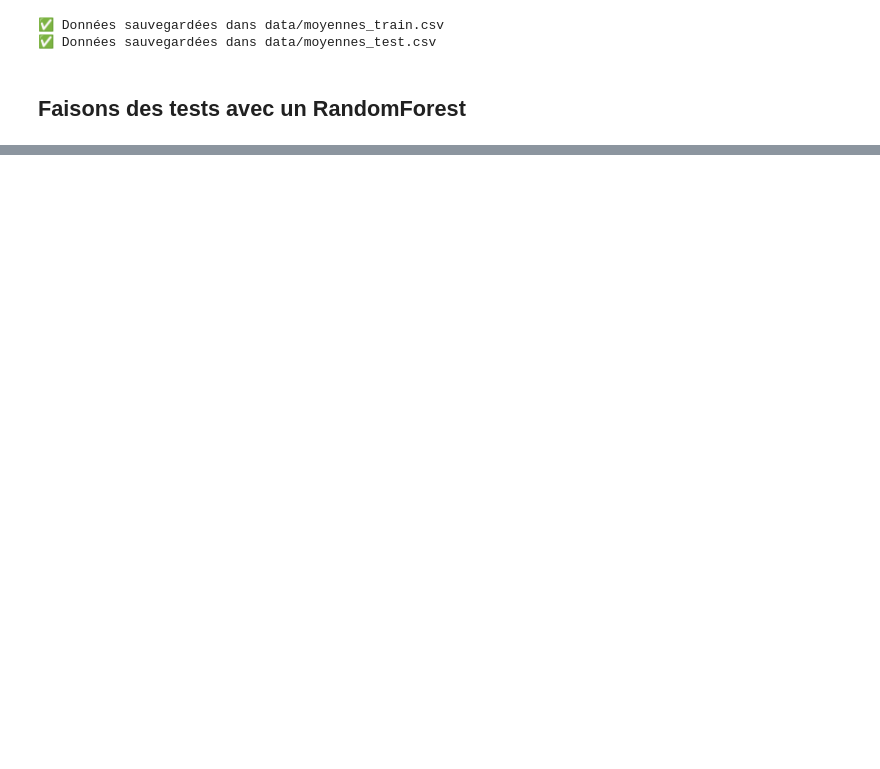
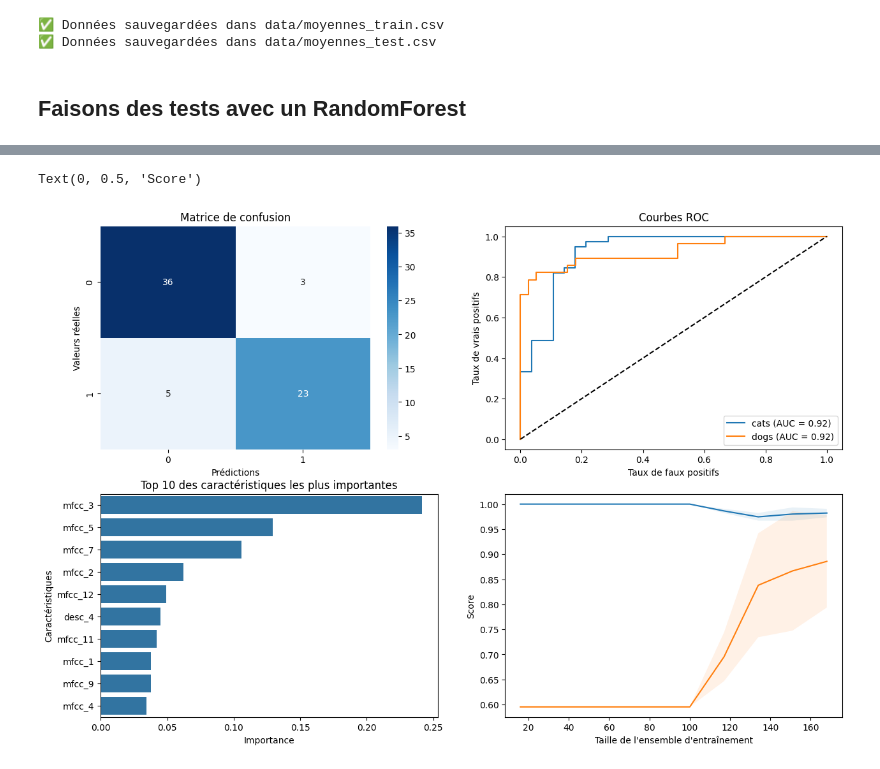
Before and after one commit to seb54/Doggy-and-Cat-adventure, a Jupyter notebook: classification_audio_v2.ipynb, the cells around one changed output, grey strips where cells are left out. Saved outputs shown, nothing was run; the diff lists cells and outputs as text; code cells hidden in the pictures; blank space fills up the shorter version.

```diff
--- a/classification_audio_v2.ipynb
+++ b/classification_audio_v2.ipynb
@@ -660,0 +723,52 @@ Précision moyenne: 0.867 (+/- 0.214)
+# %%
+# Création d'une figure avec plusieurs sous-graphiques
+plt.figure(figsize=(15, 10))
+
+# 1. Matrice de confusion
+plt.subplot(2, 2, 1)
+cm = confusion_matrix(y_test_encoded, y_pred)
+sns.heatmap(cm, annot=True, fmt='d', cmap='Blues')
+plt.title('Matrice de confusion')
+plt.xlabel('Prédictions')
+plt.ylabel('Valeurs réelles')
+
+# 2. Courbe ROC pour chaque classe
+plt.subplot(2, 2, 2)
+for i in range(len(le.classes_)):
+    fpr, tpr, _ = roc_curve(y_test_encoded == i, y_pred_proba[:, i])
+    auc_score = auc(fpr, tpr)
+    plt.plot(fpr, tpr, label=f'{le.classes_[i]} (AUC = {auc_score:.2f})')
+plt.plot([0, 1], [0, 1], 'k--')
+plt.xlabel('Taux de faux positifs')
+plt.ylabel('Taux de vrais positifs')
+plt.title('Courbes ROC')
+plt.legend()
+
+# 3. Importance des caractéristiques
+plt.subplot(2, 2, 3)
+sns.barplot(x='importance', y='feature', data=feature_importance.head(10))
+plt.title('Top 10 des caractéristiques les plus importantes')
+plt.xlabel('Importance')
+plt.ylabel('Caractéristiques')
+
+# 4. Courbe d'apprentissage
+plt.subplot(2, 2, 4)
+train_sizes, train_scores, test_scores = learning_curve(
+    rf_model, X_train, y_train_encoded,
+    cv=5, n_jobs=-1,
+    train_sizes=np.linspace(0.1, 1.0, 10)
+)
+train_mean = np.mean(train_scores, axis=1)
+train_std = np.std(train_scores, axis=1)
+test_mean = np.mean(test_scores, axis=1)
+test_std = np.std(test_scores, axis=1)
+
+plt.plot(train_sizes, train_mean, label='Score d\'entraînement')
+plt.fill_between(train_sizes, train_mean - train_std, train_mean + train_std, alpha=0.1)
+plt.plot(train_sizes, test_mean, label='Score de validation')
+plt.fill_between(train_sizes, test_mean - test_std, test_mean + test_std, alpha=0.1)
+plt.xlabel('Taille de l\'ensemble d\'entraînement')
+plt.ylabel('Score')
+# %% [output]
+Text(0, 0.5, 'Score')
+[figure, added]
```
Also changed, not shown: parts of 12 cells of this notebook.
